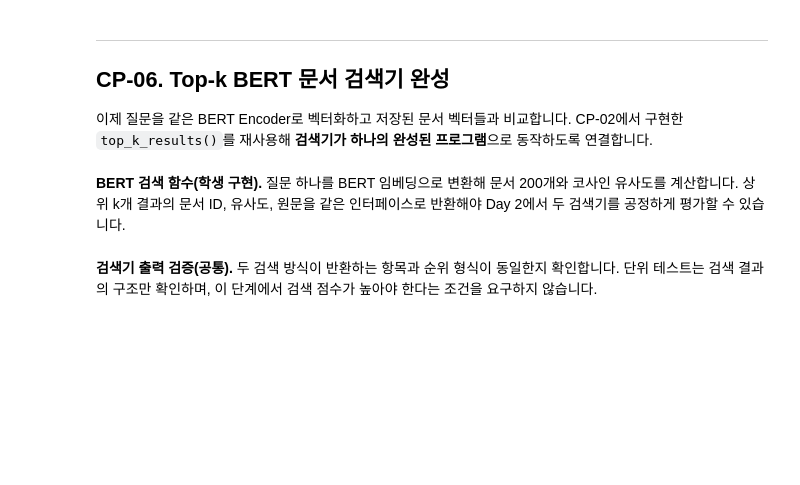
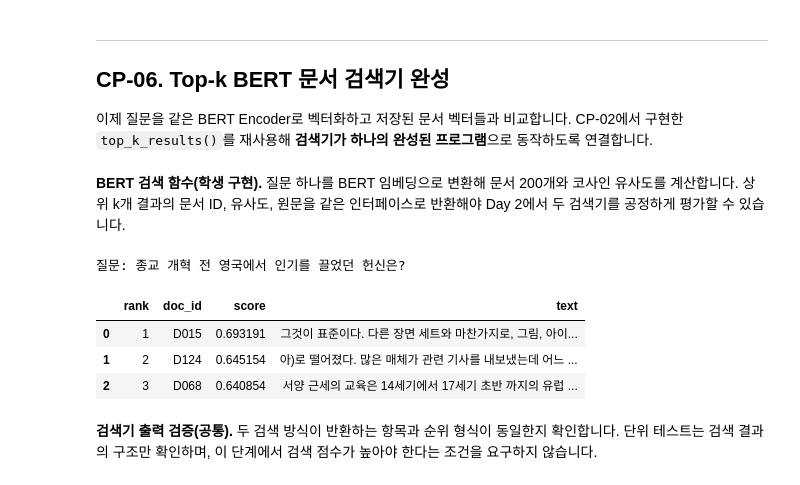
Before and after one commit to iremys/ai-mini-projects, a Jupyter notebook: mini-project-02/code/NLP_BERT_MiniProject_Student.ipynb, the cells around one changed output. Saved outputs shown, nothing was run; the diff lists cells and outputs as text; code cells hidden in the pictures; blank space fills up the shorter version.

```diff
--- a/mini-project-02/code/NLP_BERT_MiniProject_Student.ipynb
+++ b/mini-project-02/code/NLP_BERT_MiniProject_Student.ipynb
@@ -753,15 +1046,50 @@ print('CP-05 통과: 코사인 유사도 및 BERT 문서 임베딩 정상')
 # %%
 # [학생 구현] CP-06 — BERT 검색 함수
 bert_query_cache = {}  # Day 2에 일괄 준비할 검색 질문 벡터 캐시
 
 def search_bert(query, k=5):
+    """
+    [기능] 사용자 질문 1개를 BERT 벡터로 변환한 뒤, 전체 문서와 코사인 유사도를 계산해 상위 k개 문서를 반환하는 함수
+
+    [파라미터]
+      - query : 검색할 질문 문자열
+      - k     : 반환할 상위 문서 개수 (기본값=5)
+
+    ▶ [리턴값] 유사도가 높은 순서대로 정렬된 상위 k개 문서 정보 리스트
+      - 형태: [{'rank': 1, 'doc_id': ..., 'score': ..., 'text': ...}, ...]
+    """
     query = str(query)
+
     # TODO 6-1. 캐시에 query가 있다면 재사용하고, 없다면 encode_bert_texts([query])[0]를 사용하세요.
+    # ★ 1. 질문 벡터(768,) 준비 (캐시에 있으면 바로 꺼내고, 없으면 BERT로 새로 계산)
+    #   - encode_bert_texts([query])의 결과는 (1, 768) 2차원 표이므로 [0]으로 (768,) 1차원 벡터만 추출
+    if query in bert_query_cache:
+        query_vec = bert_query_cache[query]
+    else:
+        query_vec = encode_bert_texts([query])[0]
+
     # TODO 6-2. cosine_scores()로 corpus 전체 문서와의 점수를 구하세요.
+    # ★ 2. 질문 벡터 (768,)와 전체 문서 행렬 (200, 768)을 비교해 문서별 코사인 유사도 점수 (200,) 계산
+    scores = cosine_scores(query_vec, bert_doc_vectors)
+
     # TODO 6-3. top_k_results()를 호출하여 상위 k개의 검색 결과를 반환하세요.
-    raise NotImplementedError('CP-06 BERT 검색 함수를 구현하세요.')
+    # ▶ [리턴 결과] 점수가 높은 순서대로 상위 k개 문서 결과 반환
+    return top_k_results(scores, corpus_df, k=k)
+
 
 # TODO 6-4. Validation 질문 하나를 골라 BERT 검색 결과 Top-3를 표로 확인하세요.
+# ★ 3. 검증 데이터 첫 번째 질문으로 상위 3개 검색 결과 확인
+sample_query = valid_df.iloc[0]['question']
+
+# ▶ [출력 결과] 질문 문장과 Top-3 검색 결과 표 출력
+print('질문:', sample_query)
+display(pd.DataFrame(search_bert(sample_query, k=3)))
+# %% [output]
+질문: 종교 개혁 전 영국에서 인기를 끌었던 헌신은?
+|  | rank | doc_id | score | text |
+| 0 | 1 | D015 | 0.693191 | 그것이 표준이다. 다른 장면 세트와 마찬가지로, 그림, 아이... |
+| 1 | 2 | D124 | 0.645154 | 아)로 떨어졌다. 많은 매체가 관련 기사를 내보냈는데 어느 ... |
+| 2 | 3 | D068 | 0.640854 | 서양 근세의 교육은 14세기에서 17세기 초반 까지의 유럽 ... |
 # %% [markdown]
 **검색기 출력 검증(공통).** 두 검색 방식이 반환하는 항목과 순위 형식이 동일한지 확인합니다. 단위 테스트는 검색 결과의 구조만 확인하며, 이 단계에서 검색 점수가 높아야 한다는 조건을 요구하지 않습니다.
 # %%
```
Also changed, not shown: parts of 34 cells of this notebook, 20 other files.
